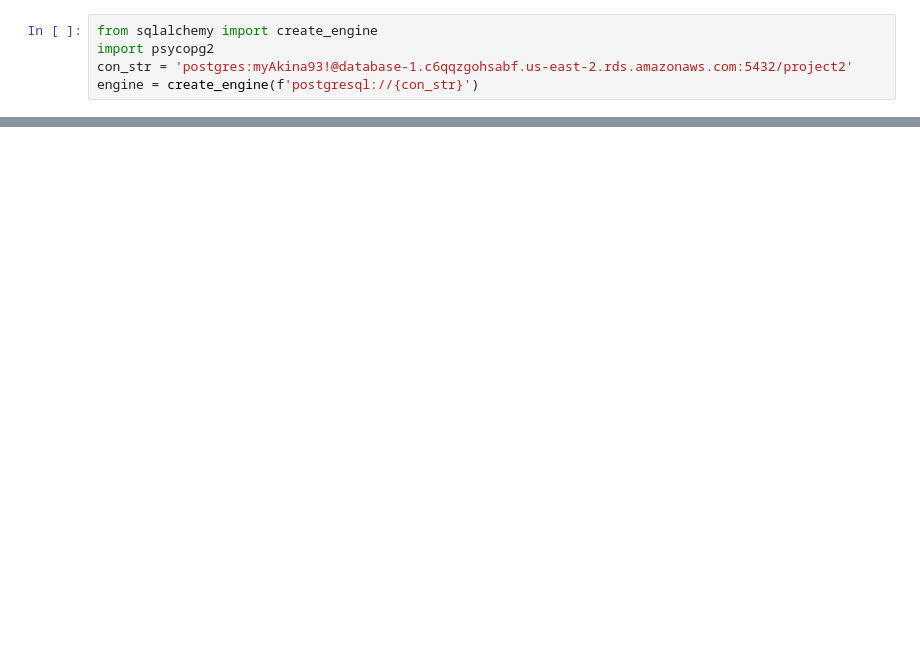
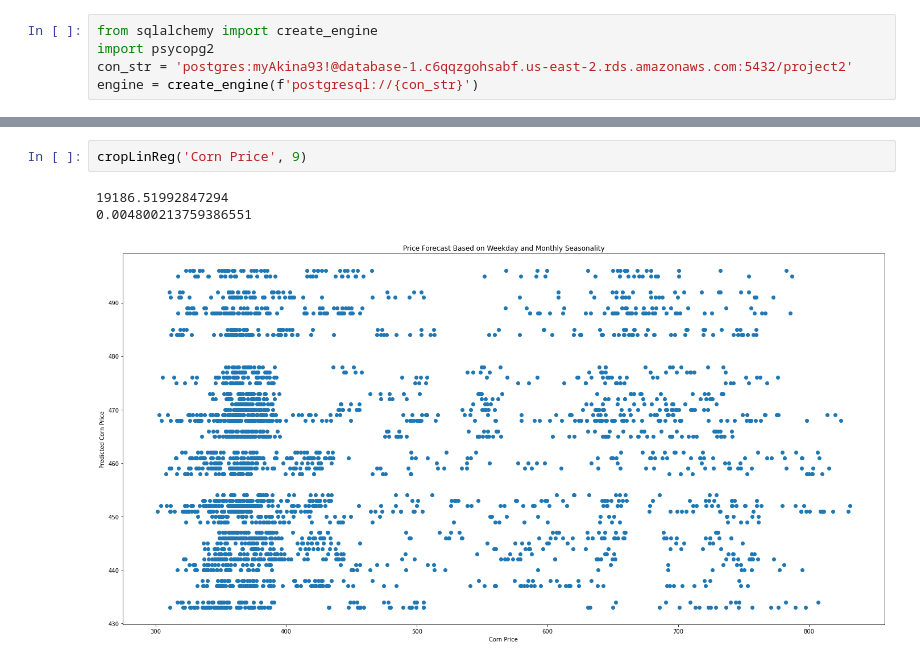
Before and after one commit to FabulousErin/Project_2, a Jupyter notebook: price_data.ipynb, the cells around one changed output, grey strips where cells are left out. Cells and saved outputs as stored; diff of their text form; blank space fills up the shorter version.

```diff
--- a/price_data.ipynb
+++ b/price_data.ipynb
@@ -227,0 +146,6 @@ ERROR! Session/line number was not unique in database. History logging moved to
+# %%
+cropLinReg('Corn Price', 9)
+# %% [output]
+19186.51992847294
+0.004800213759386551
+[figure, added]
```
Also changed, not shown: parts of 20 cells of this notebook, 12 other files.
